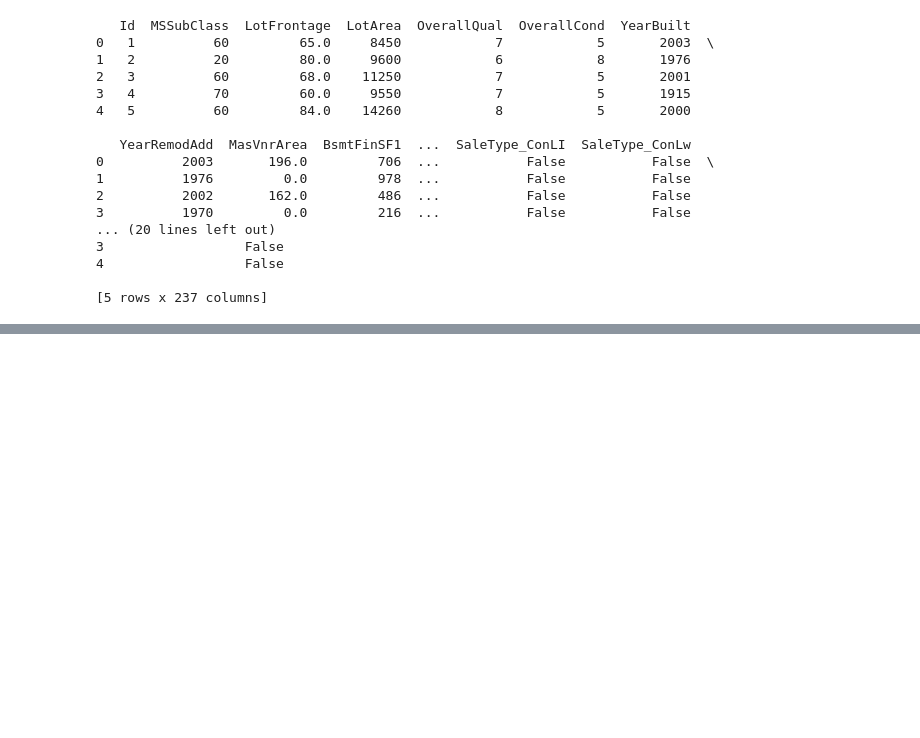
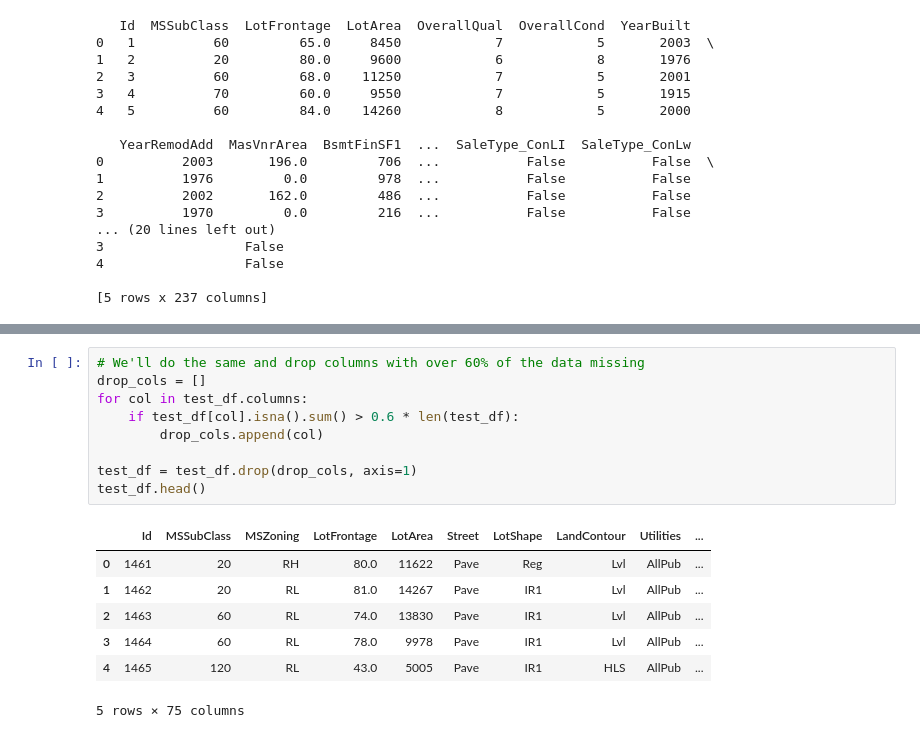
Before and after one commit to isaacj96/HousingMarket, a Jupyter notebook: house-prices-advanced-regression-techniques/main.ipynb, the cells around one changed output, grey strips where cells are left out. Saved outputs shown, nothing was run; the diff lists cells and outputs as text; blank space fills up the shorter version.

```diff
--- a/house-prices-advanced-regression-techniques/main.ipynb
+++ b/house-prices-advanced-regression-techniques/main.ipynb
@@ -279,0 +317,17 @@ Index(['OverallQual', 'Neighborhood_NridgHt', 'Condition2_RRAn',
+# %%
+# We'll do the same and drop columns with over 60% of the data missing
+drop_cols = []
+for col in test_df.columns:
+    if test_df[col].isna().sum() > 0.6 * len(test_df):
+        drop_cols.append(col)
+
+test_df = test_df.drop(drop_cols, axis=1)
+test_df.head()
+# %% [output]
+|  | Id | MSSubClass | MSZoning | LotFrontage | LotArea | Street | LotShape | LandContour | Utilities | ... |
+| 0 | 1461 | 20 | RH | 80.0 | 11622 | Pave | Reg | Lvl | AllPub | ... |
+| 1 | 1462 | 20 | RL | 81.0 | 14267 | Pave | IR1 | Lvl | AllPub | ... |
+| 2 | 1463 | 60 | RL | 74.0 | 13830 | Pave | IR1 | Lvl | AllPub | ... |
+| 3 | 1464 | 60 | RL | 78.0 | 9978 | Pave | IR1 | Lvl | AllPub | ... |
+| 4 | 1465 | 120 | RL | 43.0 | 5005 | Pave | IR1 | HLS | AllPub | ... |
+5 rows × 75 columns
```
Also changed, not shown: parts of 36 cells of this notebook.
